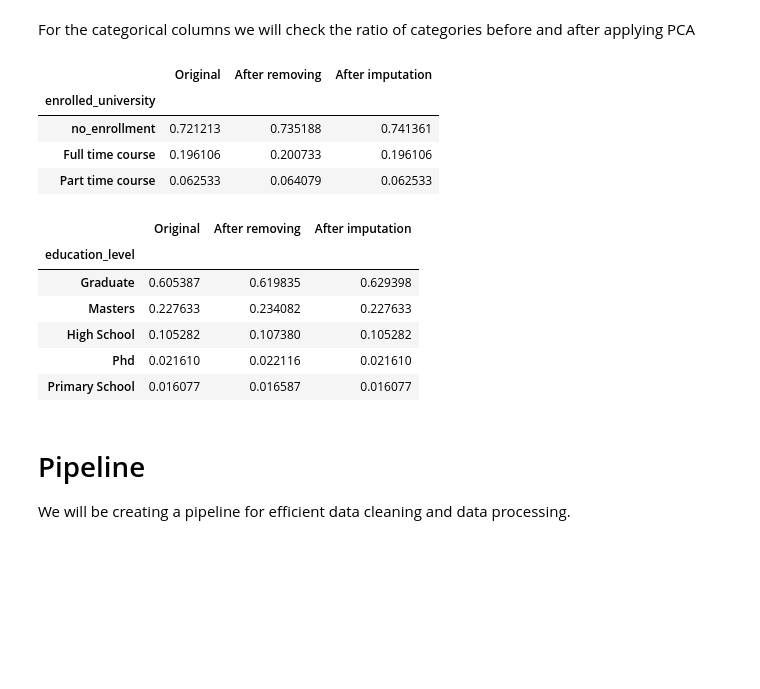
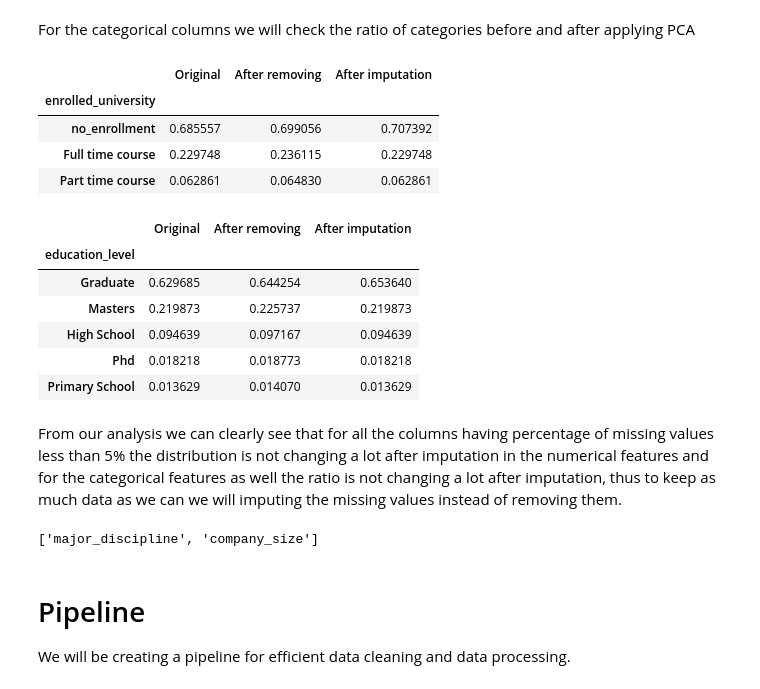
Before and after one commit to yuvraaj2002/Old_projects, a Jupyter notebook: DS job prediction/DS_job_prediction.ipynb, the cells around one changed output. Saved outputs shown, nothing was run; the diff lists cells and outputs as text; code cells hidden in the pictures; blank space fills up the shorter version.

```diff
--- a/DS job prediction/DS_job_prediction.ipynb
+++ b/DS job prediction/DS_job_prediction.ipynb
@@ -154,0 +183,4 @@ df.head(3)
+# %%
+# Let's get new dataframe
+New_df = pd.concat([X_new,y_new],axis=1)
+New_df.head(3)
@@ -154,0 +194,4 @@ df.head(3)
+# %%
+# Creating a copy of the dataframe
+temp_df = New_df.copy()
+temp_df.head(3)
@@ -155,7 +203,7 @@ df.head(3)
 # %%
 # Let's take out features having missing value percentage less than 5%
-cols_less5_per = [col for col in df.columns if df[col].isnull().mean()*100 <5 and df[col].isnull().mean()*100>0]
+cols_less5_per = [col for col in temp_df.columns if temp_df[col].isnull().mean()*100 <5 and temp_df[col].isnull().mean()*100>0]
 
 # Let's create 2 copy to compare the change in distribution
-remove_nan = df[cols_less5_per].copy()
-impute_nan = df[cols_less5_per].copy()
+remove_nan = temp_df[cols_less5_per].copy()
+impute_nan = temp_df[cols_less5_per].copy()
@@ -167,8 +210,11 @@ Since city_development_index, experience and training hours are numerical featur
 # %%
+# Dropping all the rows having column values as NaN
+remove_nan.dropna(inplace=True)
+
 # Mean imputation
-impute_nan['city_development_index'].fillna(df['city_development_index'].mean(),inplace=True)
-impute_nan['experience'].fillna(df['city_development_index'].mean(),inplace=True)
-impute_nan['training_hours'].fillna(df['city_development_index'].mean(),inplace=True)
+impute_nan['city_development_index'].fillna(impute_nan['city_development_index'].mean(),inplace=True)
+impute_nan['experience'].fillna(impute_nan['city_development_index'].mean(),inplace=True)
+impute_nan['training_hours'].fillna(impute_nan['city_development_index'].mean(),inplace=True)
 
 # Mode imputation
 impute_nan['enrolled_university'].fillna(impute_nan['enrolled_university'].mode().values[0],inplace=True)
@@ -201,7 +248,7 @@ ax[2].set(title='Distribution comparision of training hours')
 For the categorical columns we will check the ratio of categories before and after applying PCA
 # %%
 # For the categorical features we will check the ratio of classes before and after implementing CCA
-compare_eu = pd.concat([df['enrolled_university'].value_counts() / len(df),
+compare_eu = pd.concat([temp_df['enrolled_university'].value_counts() / len(temp_df),
                     remove_nan['enrolled_university'].value_counts() / len(remove_nan),
                     impute_nan['enrolled_university'].value_counts()/len(impute_nan)],axis=1)
 
@@ -210,22 +257,24 @@ compare_eu
 # %% [output]
 |  | Original | After removing | After imputation |
 | enrolled_university |  |  |  |
-| no_enrollment | 0.721213 | 0.735188 | 0.741361 |
-| Full time course | 0.196106 | 0.200733 | 0.196106 |
-| Part time course | 0.062533 | 0.064079 | 0.062533 |
+| no_enrollment | 0.685557 | 0.699056 | 0.707392 |
+| Full time course | 0.229748 | 0.236115 | 0.229748 |
+| Part time course | 0.062861 | 0.064830 | 0.062861 |
 # %%
-compare_edu_level = pd.concat([ df['education_level'].value_counts() / len(df),
+compare_edu_level = pd.concat([ temp_df['education_level'].value_counts() / len(temp_df),
                         remove_nan['education_level'].value_counts() / len(remove_nan),
                         impute_nan['education_level'].value_counts()/len(impute_nan)],axis=1)
 
 compare_edu_level.columns = ['Original','After removing','After imputation']
 compare_edu_level
 # %% [output]
 |  | Original | After removing | After imputation |
 | education_level |  |  |  |
-| Graduate | 0.605387 | 0.619835 | 0.629398 |
-| Masters | 0.227633 | 0.234082 | 0.227633 |
-| High School | 0.105282 | 0.107380 | 0.105282 |
-| Phd | 0.021610 | 0.022116 | 0.021610 |
-| Primary School | 0.016077 | 0.016587 | 0.016077 |
+| Graduate | 0.629685 | 0.644254 | 0.653640 |
+| Masters | 0.219873 | 0.225737 | 0.219873 |
+| High School | 0.094639 | 0.097167 | 0.094639 |
+| Phd | 0.018218 | 0.018773 | 0.018218 |
+| Primary School | 0.013629 | 0.014070 | 0.013629 |
+# %% [markdown]
+From our analysis we can clearly see that for all the columns having percentage of missing values less than 5% the distribution is not changing a lot after imputation in the numerical features and for the categorical features as well the ratio is not changing a lot after imputation, thus to keep as much data as we can we will imputing the missing values instead of removing them.
 # %%
@@ -241,0 +289,6 @@ df['education_level'].fillna(df['education_level'].mode().values[0],inplace=True
+# %%
+# Let's get features having percantage of missing values more than 5%
+cols_more_than5Per = [cols for cols in temp_df.columns if temp_df[cols].isnull().mean()*100 >5]
+cols_more_than5Per
+# %% [output]
+['major_discipline', 'company_size']
```
Also changed, not shown: parts of 54 cells of this notebook.
